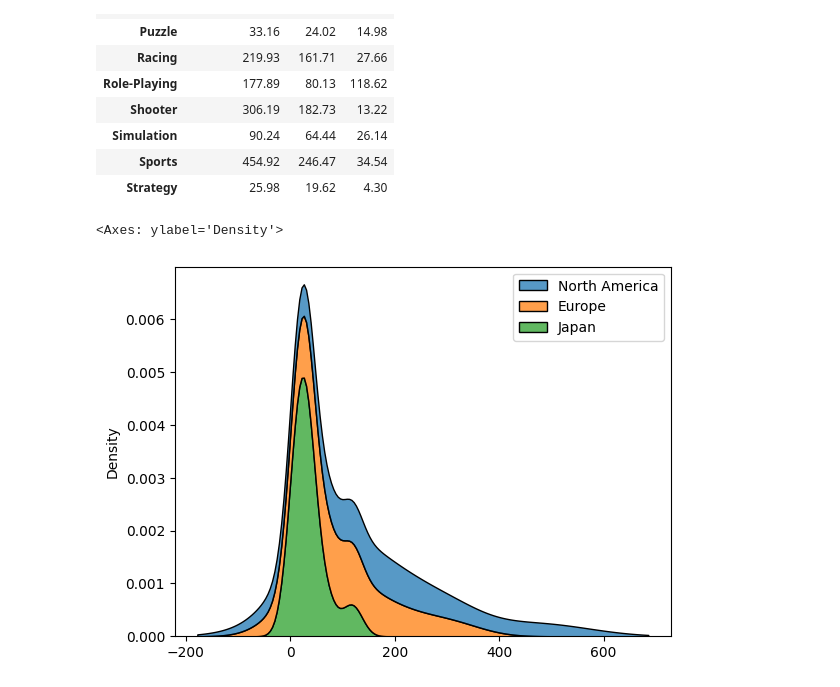
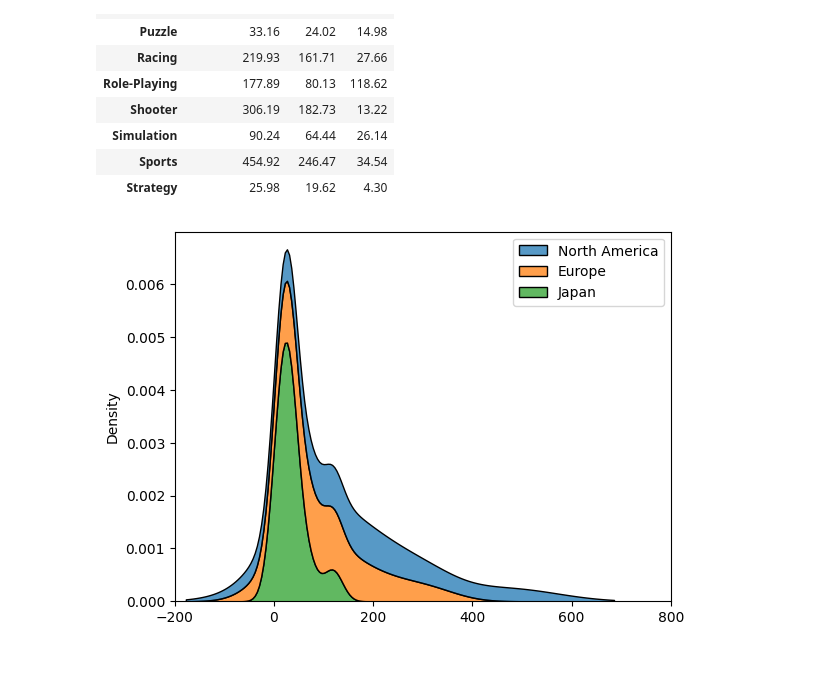
Before and after one commit to tangiambe/Data_Analytics_Project, a Jupyter notebook: genre_country_sales.ipynb, the cells around one changed output. Saved outputs shown, nothing was run; the diff lists cells and outputs as text; code cells hidden in the pictures.

```diff
--- a/genre_country_sales.ipynb
+++ b/genre_country_sales.ipynb
@@ -79,10 +79,12 @@ genreSales
 # %%
 '''
 This kernal exhibits the results of the
 previous kernal in a KDE plot to display the
 sales of each country by genre.
 '''
 sns.kdeplot(genreSales, multiple='stack')
+plt.xlim(-200, 800)
+
+plt.show()
 # %% [output]
-<Axes: ylabel='Density'>
-[figure, old version]
+[figure, new version]
```
Also changed, not shown: parts of 2 cells of this notebook.
